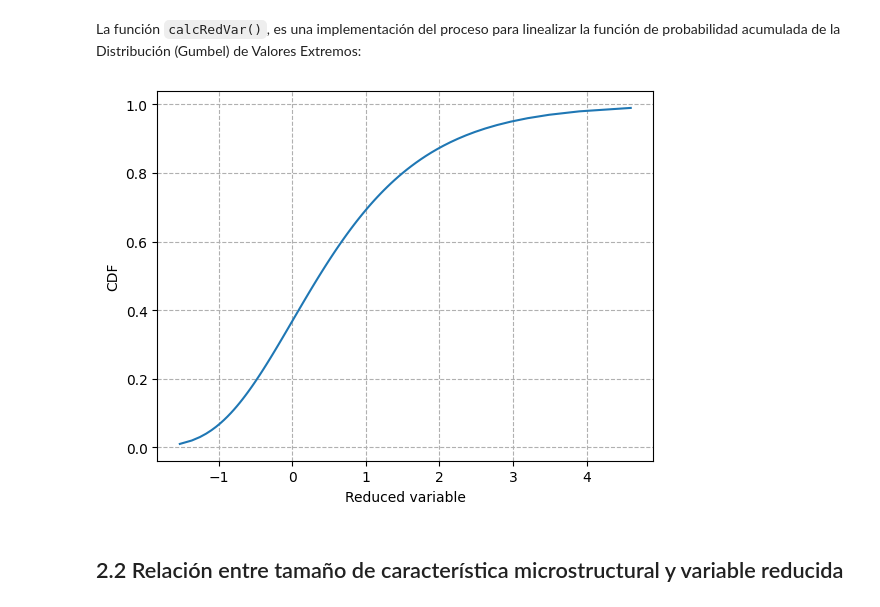
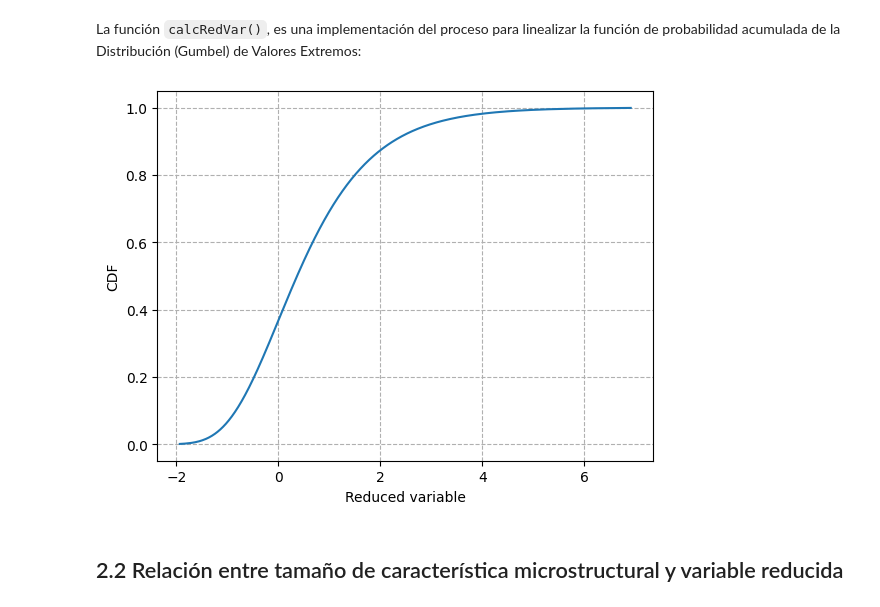
Before and after one commit to eicastroc/steelmaking101, a Jupyter notebook: es/modulo03_ExtremeValueStatistics/02_graficoGumbel.ipynb, the cells around one changed output. Saved outputs shown, nothing was run; the diff lists cells and outputs as text; code cells hidden in the pictures.

```diff
--- a/es/modulo03_ExtremeValueStatistics/02_graficoGumbel.ipynb
+++ b/es/modulo03_ExtremeValueStatistics/02_graficoGumbel.ipynb
@@ -68,16 +68,16 @@ done:
 # %% [markdown]
 La función `calcRedVar()`, es una implementación del proceso para linealizar la función de probabilidad acumulada de la Distribución (Gumbel) de Valores Extremos:
 # %%
-F = np.linspace(0, 1, 101)
+F = np.linspace(0, 1, 1001)
 y = ev.calcRedVar(F)
 
 fig, ax = plt.subplots()
 ax.plot(y, F)
 ax.set(xlabel="Reduced variable", ylabel="CDF")
 ax.grid(ls='--')
 plt.show()
 # %% [output]
-[figure, old version]
+[figure, new version]
 # %% [markdown]
 ## 2.2 Relación entre tamaño de característica microstructural y variable reducida
 # %% [markdown]
```
Also changed, not shown: parts of 1 cell of this notebook, 9 other files.
